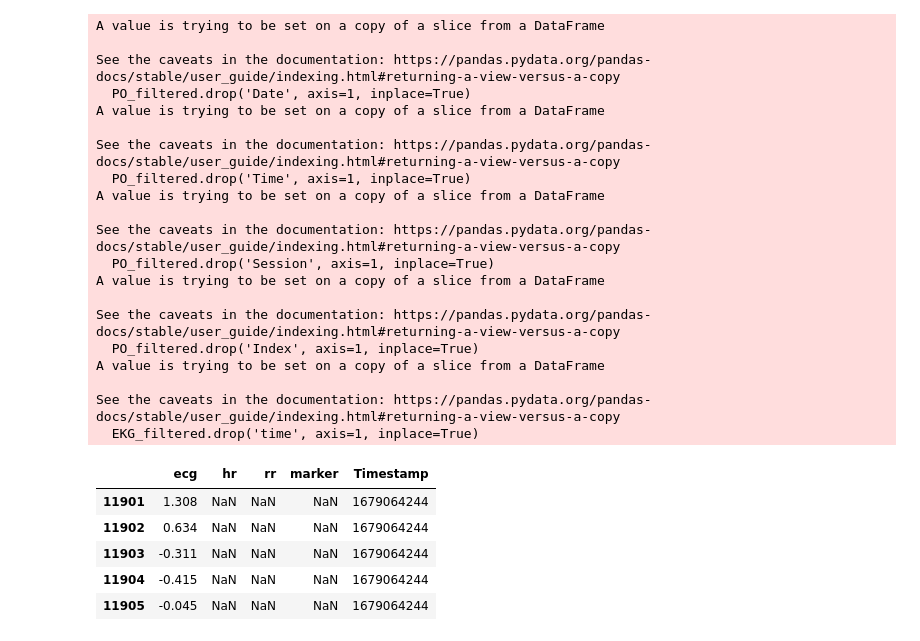
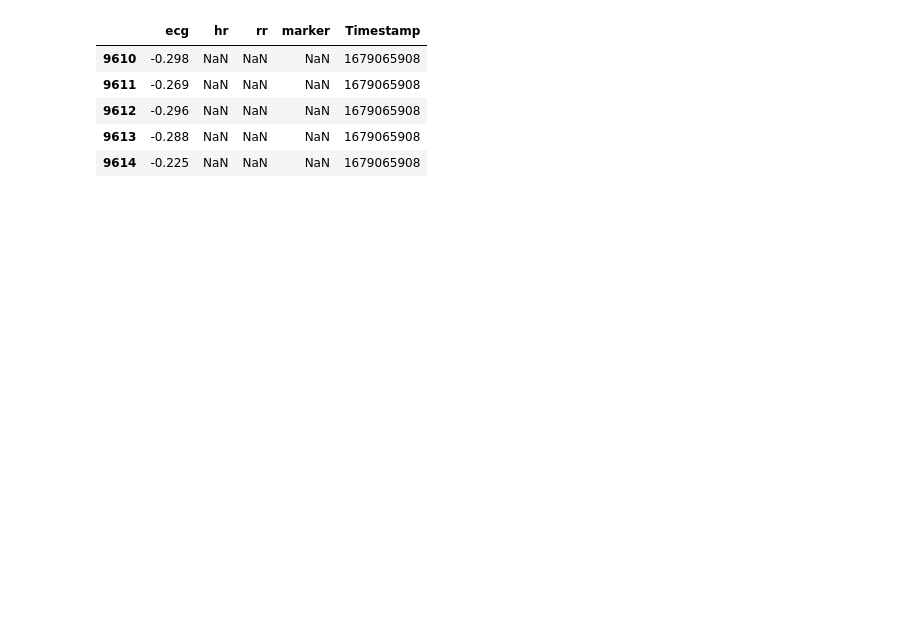
Before and after one commit to jkpersche/Footbit_files2, a Jupyter notebook: Lining_up_files.ipynb, the cells around one changed output. Saved outputs shown, nothing was run; the diff lists cells and outputs as text; code cells hidden in the pictures; blank space fills up the shorter version.

```diff
--- a/Lining_up_files.ipynb
+++ b/Lining_up_files.ipynb
@@ -18,0 +50,5 @@ from datetime import datetime, timedelta
+# %%
+#Accel peak height is relative and will probably need to be adjusted between files
+energy_peaks, _ = find_peaks(accel['energy'], height=.4)
+plt.plot(accel['energy'])
+plt.plot(energy_peaks, accel['energy'][energy_peaks], "x")
@@ -18,0 +58,7 @@ from datetime import datetime, timedelta
+# %%
+#Cutoff at 1st max energy point:
+cutoff = energy_peaks[0]
+start_timestamp = accel['Timestamp'].iloc[cutoff]
+print(start_timestamp)
+accel = accel[accel['Timestamp'] >= start_timestamp]
+accel.head()
@@ -82,50 +142,23 @@ See the caveats in the documentation: https://pandas.pydata.org/pandas-docs/stab
 # %%
-PO= pd.read_csv('/Users/juliapersche/Desktop/Most_Recent/2_PO.csv')
-EKG= pd.read_csv('/Users/juliapersche/Desktop/Most_Recent/2_EKG.csv')
+PO= pd.read_csv('/Users/juliapersche/Desktop/Most_Recent/5_PO.csv')
+EKG= pd.read_csv('/Users/juliapersche/Desktop/Most_Recent/5_EKG.csv')
 EKG['Timestamp']  = (pd.to_datetime(EKG['time'])- pd.Timestamp('1970-01-01')).astype('timedelta64[s]').astype('int')
 
+#Line up with accel cutoff
+PO = PO[PO['Timestamp'] >= start_timestamp]
+EKG = EKG[EKG['Timestamp'] >= start_timestamp]
 
-#sync up start time
-start_timestamp = ppg['Timestamp'].iloc[0]
+PO.drop('Date', axis=1, inplace=True)
+PO.drop('Time', axis=1, inplace=True)
+PO.drop('Session', axis=1, inplace=True)
+PO.drop('Index', axis=1, inplace=True)
 
-#print(start_timestamp)
-
-#cut off if off from sensor
-PO_filtered = PO[PO['Timestamp'] >= start_timestamp]
-EKG_filtered = EKG[EKG['Timestamp'] >= start_timestamp]
-
-PO_filtered.drop('Date', axis=1, inplace=True)
-PO_filtered.drop('Time', axis=1, inplace=True)
-PO_filtered.drop('Session', axis=1, inplace=True)
-PO_filtered.drop('Index', axis=1, inplace=True)
-
-EKG_filtered.drop('time', axis=1, inplace=True)
-
-EKG_filtered.head()
+EKG.drop('time', axis=1, inplace=True)
+EKG.head()
 # %% [output]
-A value is trying to be set on a copy of a slice from a DataFrame
-
-See the caveats in the documentation: https://pandas.pydata.org/pandas-docs/stable/user_guide/indexing.html#returning-a-view-versus-a-copy
-  PO_filtered.drop('Date', axis=1, inplace=True)
-A value is trying to be set on a copy of a slice from a DataFrame
-
-See the caveats in the documentation: https://pandas.pydata.org/pandas-docs/stable/user_guide/indexing.html#returning-a-view-versus-a-copy
-  PO_filtered.drop('Time', axis=1, inplace=True)
-A value is trying to be set on a copy of a slice from a DataFrame
-
-See the caveats in the documentation: https://pandas.pydata.org/pandas-docs/stable/user_guide/indexing.html#returning-a-view-versus-a-copy
-  PO_filtered.drop('Session', axis=1, inplace=True)
-A value is trying to be set on a copy of a slice from a DataFrame
-
-See the caveats in the documentation: https://pandas.pydata.org/pandas-docs/stable/user_guide/indexing.html#returning-a-view-versus-a-copy
-  PO_filtered.drop('Index', axis=1, inplace=True)
-A value is trying to be set on a copy of a slice from a DataFrame
-
-See the caveats in the documentation: https://pandas.pydata.org/pandas-docs/stable/user_guide/indexing.html#returning-a-view-versus-a-copy
-  EKG_filtered.drop('time', axis=1, inplace=True)
 |  | ecg | hr | rr | marker | Timestamp |
-| 11901 | 1.308 | NaN | NaN | NaN | 1679064244 |
-| 11902 | 0.634 | NaN | NaN | NaN | 1679064244 |
-| 11903 | -0.311 | NaN | NaN | NaN | 1679064244 |
-| 11904 | -0.415 | NaN | NaN | NaN | 1679064244 |
-| 11905 | -0.045 | NaN | NaN | NaN | 1679064244 |
+| 9610 | -0.298 | NaN | NaN | NaN | 1679065908 |
+| 9611 | -0.269 | NaN | NaN | NaN | 1679065908 |
+| 9612 | -0.296 | NaN | NaN | NaN | 1679065908 |
+| 9613 | -0.288 | NaN | NaN | NaN | 1679065908 |
+| 9614 | -0.225 | NaN | NaN | NaN | 1679065908 |
```
Also changed, not shown: parts of 12 cells of this notebook, 25 other files.
